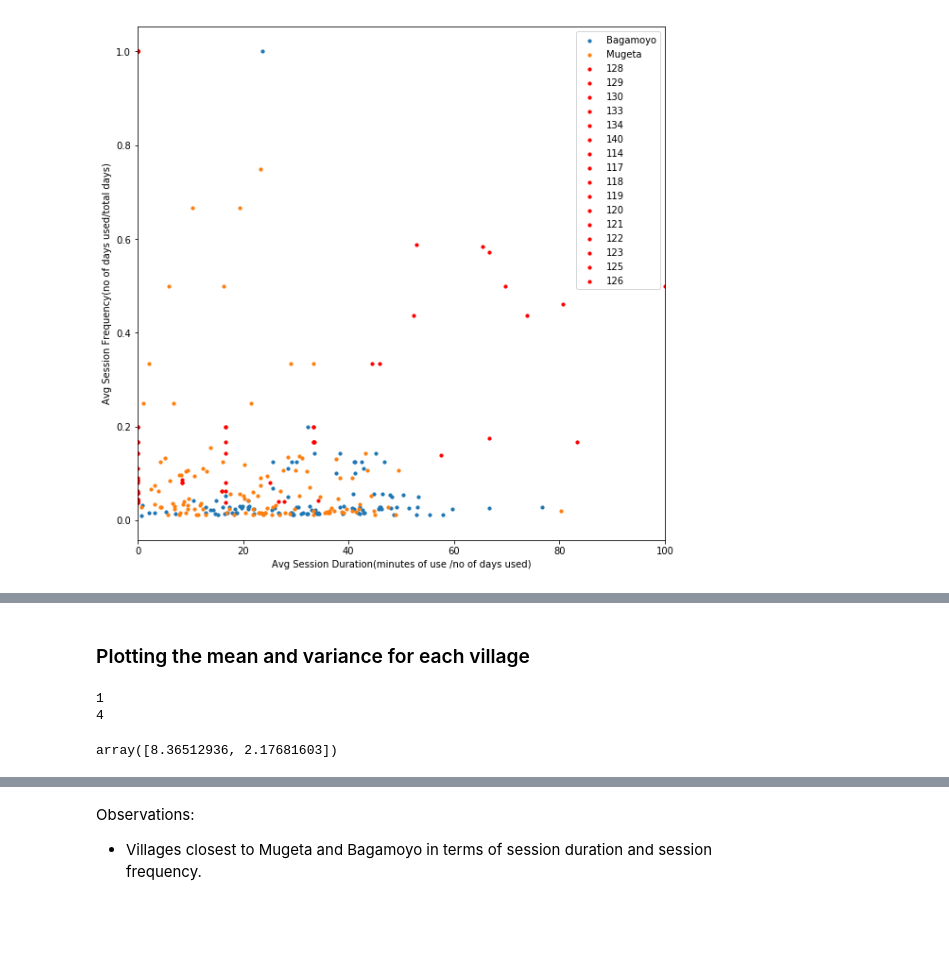
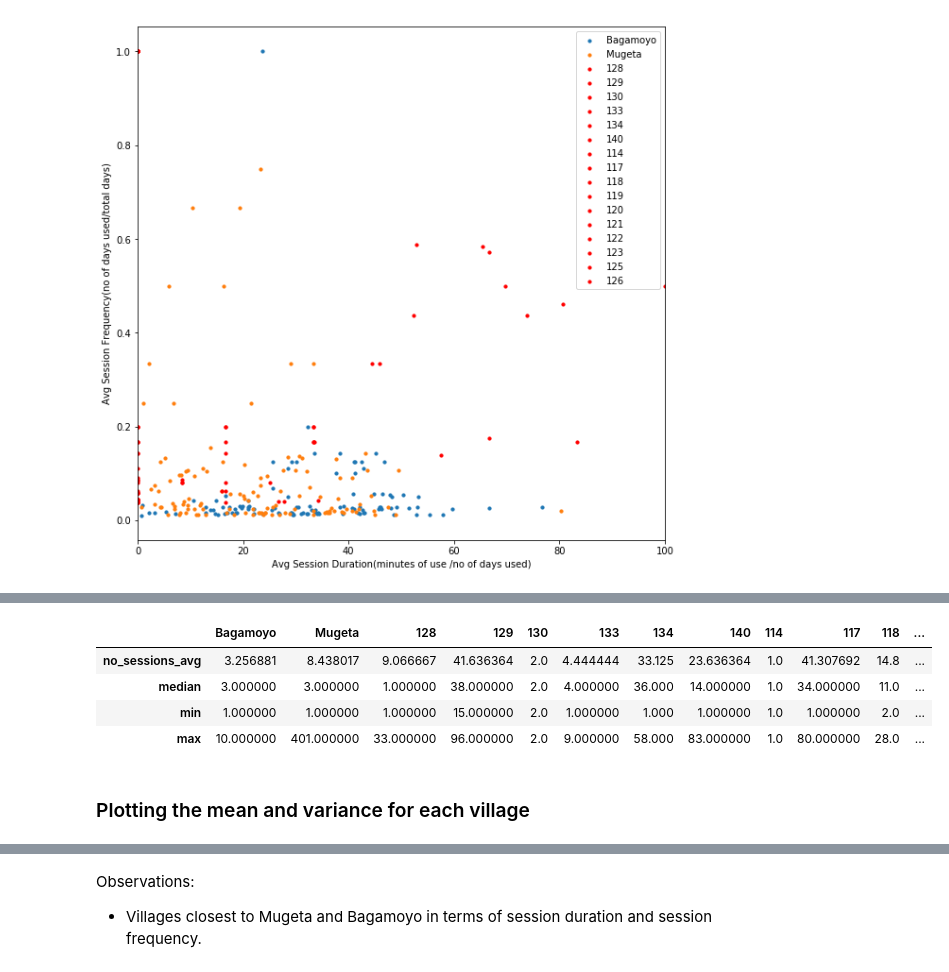
Before and after one commit to amogh112/robotutor_data_analysis, a Jupyter notebook: robotutor_data_analysis.ipynb, the cells around one changed output, grey strips where cells are left out. Drawn from its saved outputs; the diff is of its cells as text; code cells hidden in the pictures; blank space fills up the shorter version.

```diff
--- a/robotutor_data_analysis.ipynb
+++ b/robotutor_data_analysis.ipynb
@@ -240,3 +298,13 @@ def getDurationFrequencyInVillage(df_data, village):
     list_avg_session_duration = [getAvgSessionDuration(df_data, village, student_id) for student_id in list_children]
     list_avg_session_frequency = [getAvgSessionFrequency(df_data, village, student_id) for student_id in list_children]
     return list_avg_session_duration, list_avg_session_frequency
+# %%
+def getNumberOfSessionsInVillage(df_data, village):
+
+    """
+    Returns a list with number of sessions in a village
+    """
+
+    list_children = list(set(df_data[df_data['KC (Village)'] == village] ['Anon Student Id']))
+    list_number_of_sessions = [getNumberOfSessions(df_data,village,student_id) for student_id in list_children]
+    return list_number_of_sessions
@@ -406,0 +475,12 @@ getUsageMetrics("Mugeta")
+# %%
+def getSessionMetrics(village):
+
+    if(village == "Mugeta" or village == "Bagamoyo"):
+        array_number_of_sessions = np.array(getNumberOfSessionsInVillage(df_data_beta_sites, village))
+    else:
+        array_number_of_sessions = np.array(getNumberOfSessionsInVillage(df_data_field, village))
+    avg = np.mean(array_number_of_sessions)
+    median = np.median(array_number_of_sessions)
+    minimum = np.min(array_number_of_sessions)
+    maximum = np.max(array_number_of_sessions)
+    return (avg, median, minimum, maximum)
@@ -429,14 +529,14 @@ dic_metrics
+# %%
+dic_session_metrics = { village:getSessionMetrics(village) for village in list_villages}
+# %%
+df_session_metrics = pd.DataFrame.from_dict(dic_session_metrics)
+df_session_metrics.index = ['no_sessions_avg', 'median', 'min','max']
+df_session_metrics
+# %% [output]
+|  | Bagamoyo | Mugeta | 128 | 129 | 130 | 133 | 134 | 140 | 114 | 117 | 118 | ... |
+| no_sessions_avg | 3.256881 | 8.438017 | 9.066667 | 41.636364 | 2.0 | 4.444444 | 33.125 | 23.636364 | 1.0 | 41.307692 | 14.8 | ... |
+| median | 3.000000 | 3.000000 | 1.000000 | 38.000000 | 2.0 | 4.000000 | 36.000 | 14.000000 | 1.0 | 34.000000 | 11.0 | ... |
+| min | 1.000000 | 1.000000 | 1.000000 | 15.000000 | 2.0 | 1.000000 | 1.000 | 1.000000 | 1.0 | 1.000000 | 2.0 | ... |
+| max | 10.000000 | 401.000000 | 33.000000 | 96.000000 | 2.0 | 9.000000 | 58.000 | 83.000000 | 1.0 | 80.000000 | 28.0 | ... |
 # %% [markdown]
 ### Plotting the mean and variance for each village
-# %%
-a = [1,2,3]
-b = [4,5,6]
-for m in a,b:
-    print()
-# %% [output]
-1
-4
-# %%
-np.random.rand(2) * 10
-# %% [output]
-array([8.36512936, 2.17681603])
```
Also changed, not shown: parts of 47 cells of this notebook.
